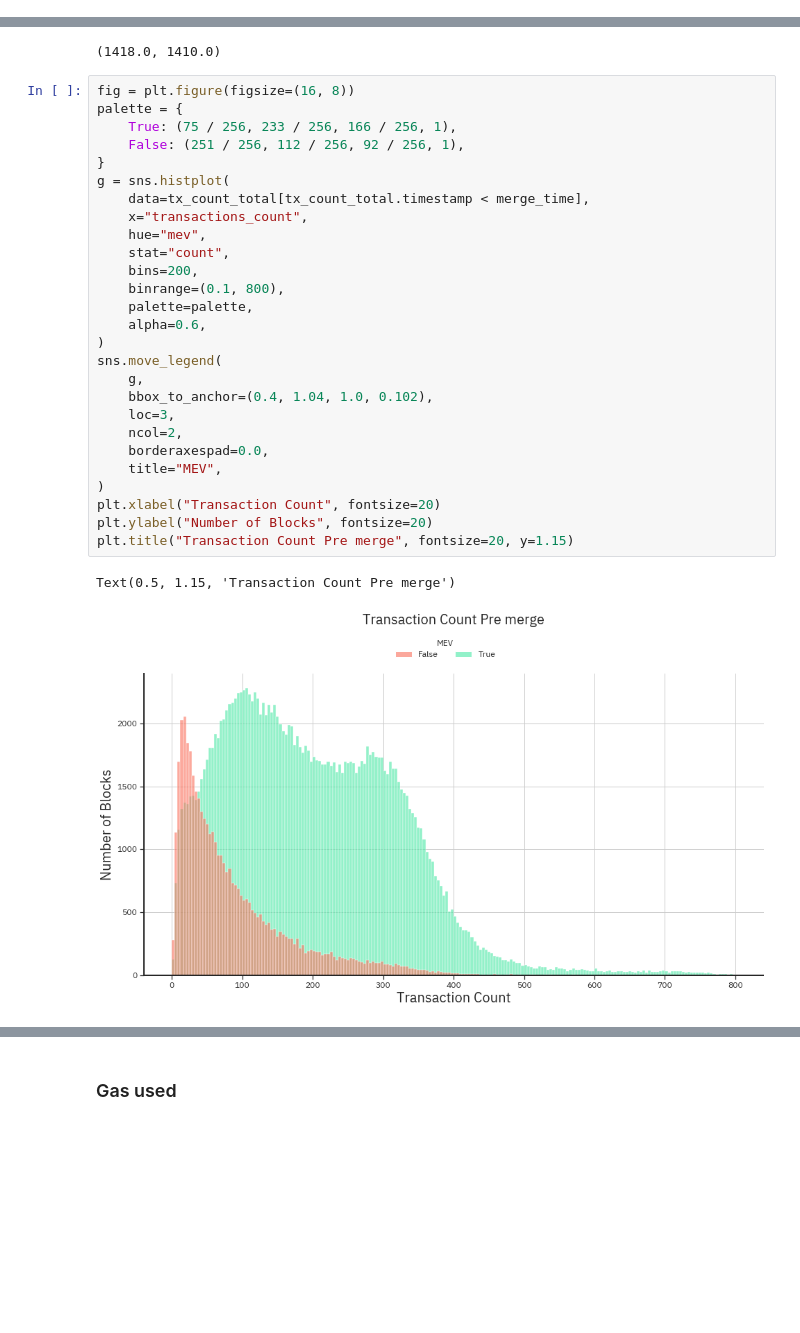
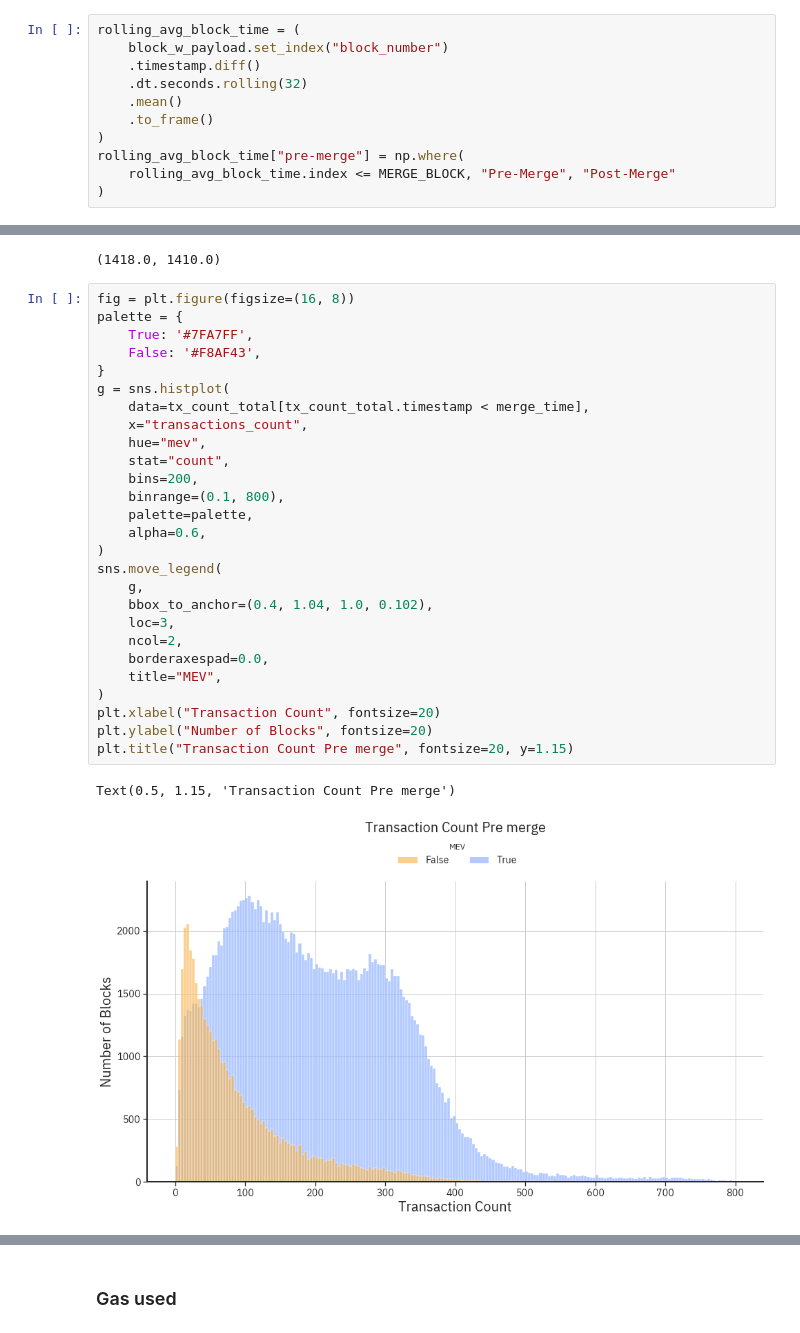
Before and after one commit to Metrika-Inc/eth-merge-data-challenge, a Jupyter notebook: EL analysis.ipynb, the cells around one changed output, grey strips where cells are left out. Cells and saved outputs as stored; diff of their text form; blank space fills up the shorter version.

Commit message:
update color palette and add block time figure

```diff
--- a/EL analysis.ipynb
+++ b/EL analysis.ipynb
@@ -5,0 +49,11 @@ MERGE_BLOCK = 15537394
+# %%
+rolling_avg_block_time = (
+    block_w_payload.set_index("block_number")
+    .timestamp.diff()
+    .dt.seconds.rolling(32)
+    .mean()
+    .to_frame()
+)
+rolling_avg_block_time["pre-merge"] = np.where(
+    rolling_avg_block_time.index <= MERGE_BLOCK, "Pre-Merge", "Post-Merge"
+)
@@ -568,33 +572,33 @@ tx_count_total = tx_count_total[tx_count_total.transactions_count > 1]
 # %%
 fig = plt.figure(figsize=(16, 8))
 palette = {
-    True: (75 / 256, 233 / 256, 166 / 256, 1),
-    False: (251 / 256, 112 / 256, 92 / 256, 1),
+    True: '#7FA7FF',
+    False: '#F8AF43',
 }
 g = sns.histplot(
     data=tx_count_total[tx_count_total.timestamp < merge_time],
     x="transactions_count",
     hue="mev",
     stat="count",
     bins=200,
     binrange=(0.1, 800),
     palette=palette,
     alpha=0.6,
 )
 sns.move_legend(
     g,
     bbox_to_anchor=(0.4, 1.04, 1.0, 0.102),
     loc=3,
     ncol=2,
     borderaxespad=0.0,
     title="MEV",
 )
 plt.xlabel("Transaction Count", fontsize=20)
 plt.ylabel("Number of Blocks", fontsize=20)
 plt.title("Transaction Count Pre merge", fontsize=20, y=1.15)
 # %% [output]
 Text(0.5, 1.15, 'Transaction Count Pre merge')
-[figure, old version]
+[figure, new version]
 # %%
 fig = plt.figure(figsize=(14, 8))
 palette = {
```
Also changed, not shown: parts of 32 cells of this notebook.
